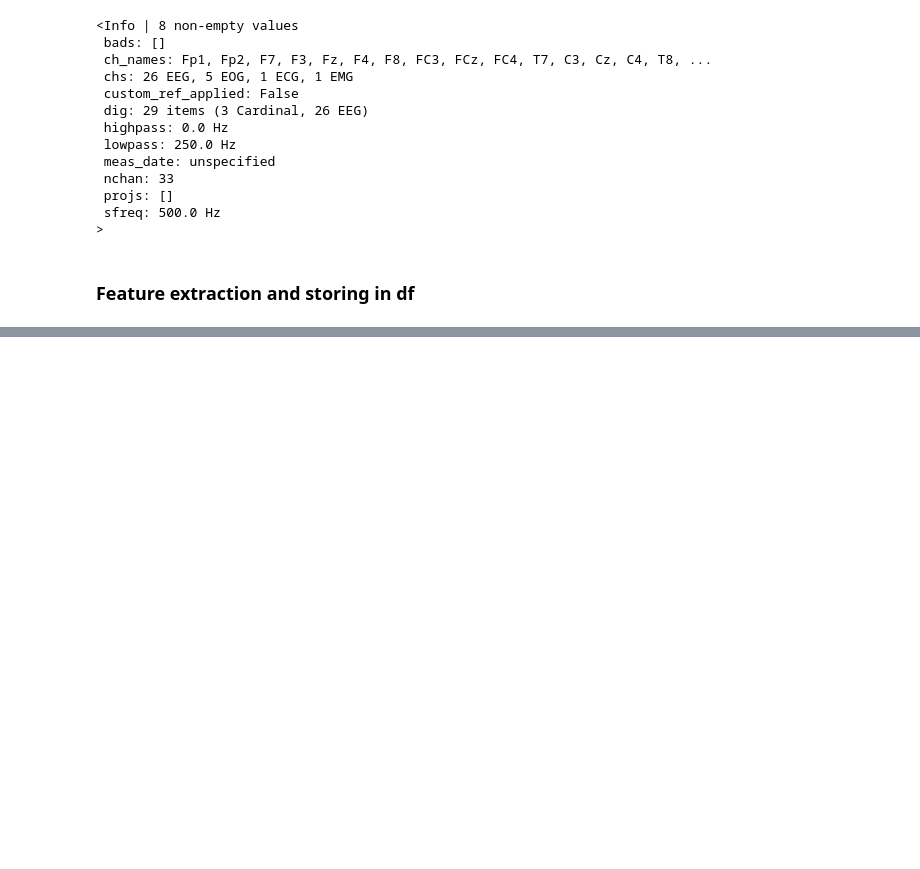
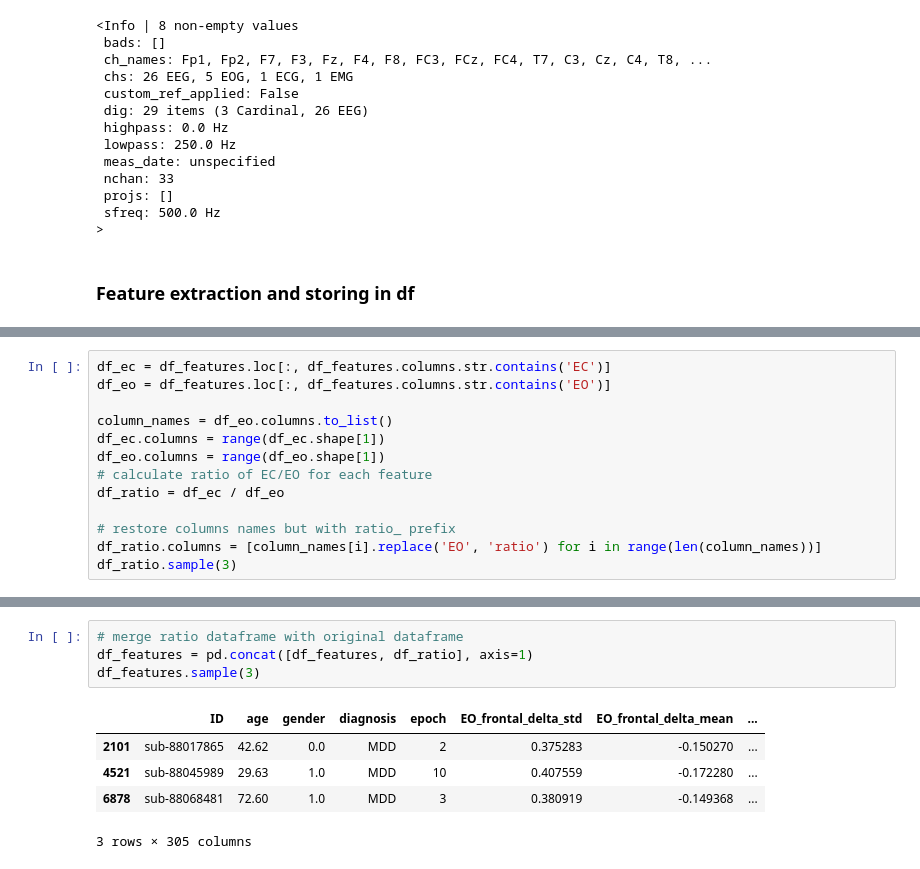
Before and after one commit to TSmolders/Internship_EEG, a Jupyter notebook: 2_feature_extraction.ipynb, the cells around one changed output, grey strips where cells are left out. Drawn from its saved outputs; the diff is of its cells as text; blank space fills up the shorter version.

```diff
--- a/2_feature_extraction.ipynb
+++ b/2_feature_extraction.ipynb
@@ -276,0 +294,13 @@ df_features.shape = (13821, 45)
+# %%
+df_ec = df_features.loc[:, df_features.columns.str.contains('EC')]
+df_eo = df_features.loc[:, df_features.columns.str.contains('EO')]
+
+column_names = df_eo.columns.to_list()
+df_ec.columns = range(df_ec.shape[1])
+df_eo.columns = range(df_eo.shape[1])
+# calculate ratio of EC/EO for each feature
+df_ratio = df_ec / df_eo
+
+# restore columns names but with ratio_ prefix
+df_ratio.columns = [column_names[i].replace('EO', 'ratio') for i in range(len(column_names))]
+df_ratio.sample(3)
@@ -277 +313,11 @@ df_features.shape = (13821, 45)
+# %%
+# merge ratio dataframe with original dataframe
+df_features = pd.concat([df_features, df_ratio], axis=1)
+df_features.sample(3)
+# %% [output]
+|  | ID | age | gender | diagnosis | epoch | EO_frontal_delta_std | EO_frontal_delta_mean | ... |
+| 2101 | sub-88017865 | 42.62 | 0.0 | MDD | 2 | 0.375283 | -0.150270 | ... |
+| 4521 | sub-88045989 | 29.63 | 1.0 | MDD | 10 | 0.407559 | -0.172280 | ... |
+| 6878 | sub-88068481 | 72.60 | 1.0 | MDD | 3 | 0.380919 | -0.149368 | ... |
+3 rows × 305 columns
 # %%
```
Also changed, not shown: parts of 5 cells of this notebook, 5 other files.
